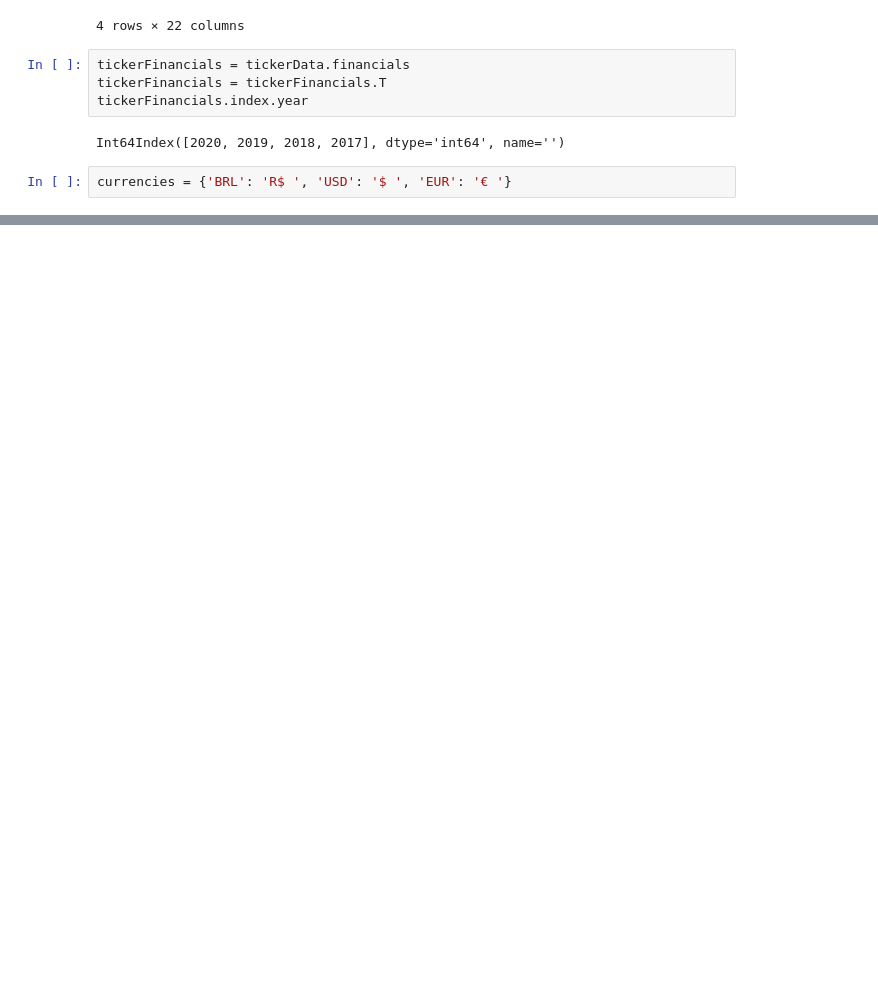
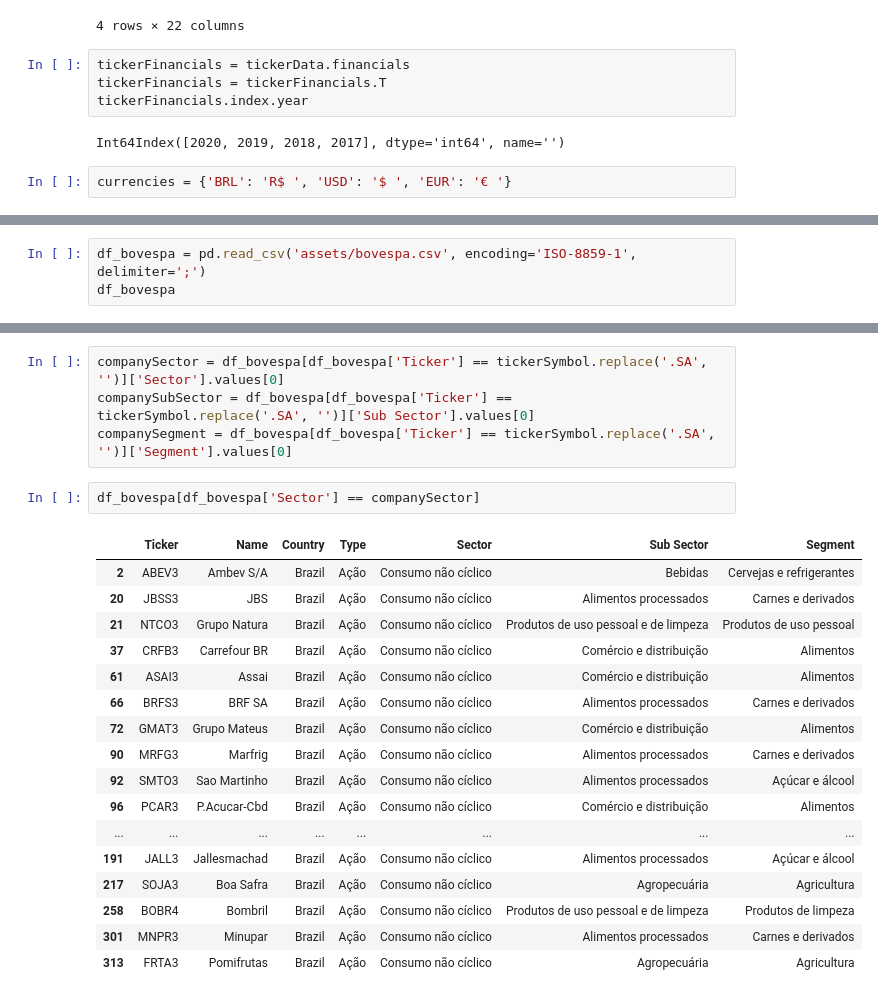
Before and after one commit to henriqueumeda/fundamental-filter, a Jupyter notebook: F-filter.ipynb, the cells around one changed output, grey strips where cells are left out. Cells and saved outputs as stored; diff of their text form; blank space fills up the shorter version.

```diff
--- a/F-filter.ipynb
+++ b/F-filter.ipynb
@@ -145,0 +146,3 @@ tickerBalanceSheet
+# %%
+df_bovespa = pd.read_csv('assets/bovespa.csv', encoding='ISO-8859-1', delimiter=';')
+df_bovespa
@@ -145,0 +163,24 @@ tickerBalanceSheet
+# %%
+companySector = df_bovespa[df_bovespa['Ticker'] == tickerSymbol.replace('.SA', '')]['Sector'].values[0]
+companySubSector = df_bovespa[df_bovespa['Ticker'] == tickerSymbol.replace('.SA', '')]['Sub Sector'].values[0]
+companySegment = df_bovespa[df_bovespa['Ticker'] == tickerSymbol.replace('.SA', '')]['Segment'].values[0]
+# %%
+df_bovespa[df_bovespa['Sector'] == companySector]
+# %% [output]
+|  | Ticker | Name | Country | Type | Sector | Sub Sector | Segment |
+| 2 | ABEV3 | Ambev S/A | Brazil | Ação | Consumo não cíclico | Bebidas | Cervejas e refrigerantes |
+| 20 | JBSS3 | JBS | Brazil | Ação | Consumo não cíclico | Alimentos processados | Carnes e derivados |
+| 21 | NTCO3 | Grupo Natura | Brazil | Ação | Consumo não cíclico | Produtos de uso pessoal e de limpeza | Produtos de uso pessoal |
+| 37 | CRFB3 | Carrefour BR | Brazil | Ação | Consumo não cíclico | Comércio e distribuição | Alimentos |
+| 61 | ASAI3 | Assai | Brazil | Ação | Consumo não cíclico | Comércio e distribuição | Alimentos |
+| 66 | BRFS3 | BRF SA | Brazil | Ação | Consumo não cíclico | Alimentos processados | Carnes e derivados |
+| 72 | GMAT3 | Grupo Mateus | Brazil | Ação | Consumo não cíclico | Comércio e distribuição | Alimentos |
+| 90 | MRFG3 | Marfrig | Brazil | Ação | Consumo não cíclico | Alimentos processados | Carnes e derivados |
+| 92 | SMTO3 | Sao Martinho | Brazil | Ação | Consumo não cíclico | Alimentos processados | Açúcar e álcool |
+| 96 | PCAR3 | P.Acucar-Cbd | Brazil | Ação | Consumo não cíclico | Comércio e distribuição | Alimentos |
+| ... | ... | ... | ... | ... | ... | ... | ... |
+| 191 | JALL3 | Jallesmachad | Brazil | Ação | Consumo não cíclico | Alimentos processados | Açúcar e álcool |
+| 217 | SOJA3 | Boa Safra | Brazil | Ação | Consumo não cíclico | Agropecuária | Agricultura |
+| 258 | BOBR4 | Bombril | Brazil | Ação | Consumo não cíclico | Produtos de uso pessoal e de limpeza | Produtos de limpeza |
+| 301 | MNPR3 | Minupar | Brazil | Ação | Consumo não cíclico | Alimentos processados | Carnes e derivados |
+| 313 | FRTA3 | Pomifrutas | Brazil | Ação | Consumo não cíclico | Agropecuária | Agricultura |
```
Also changed, not shown: parts of 6 cells of this notebook.
